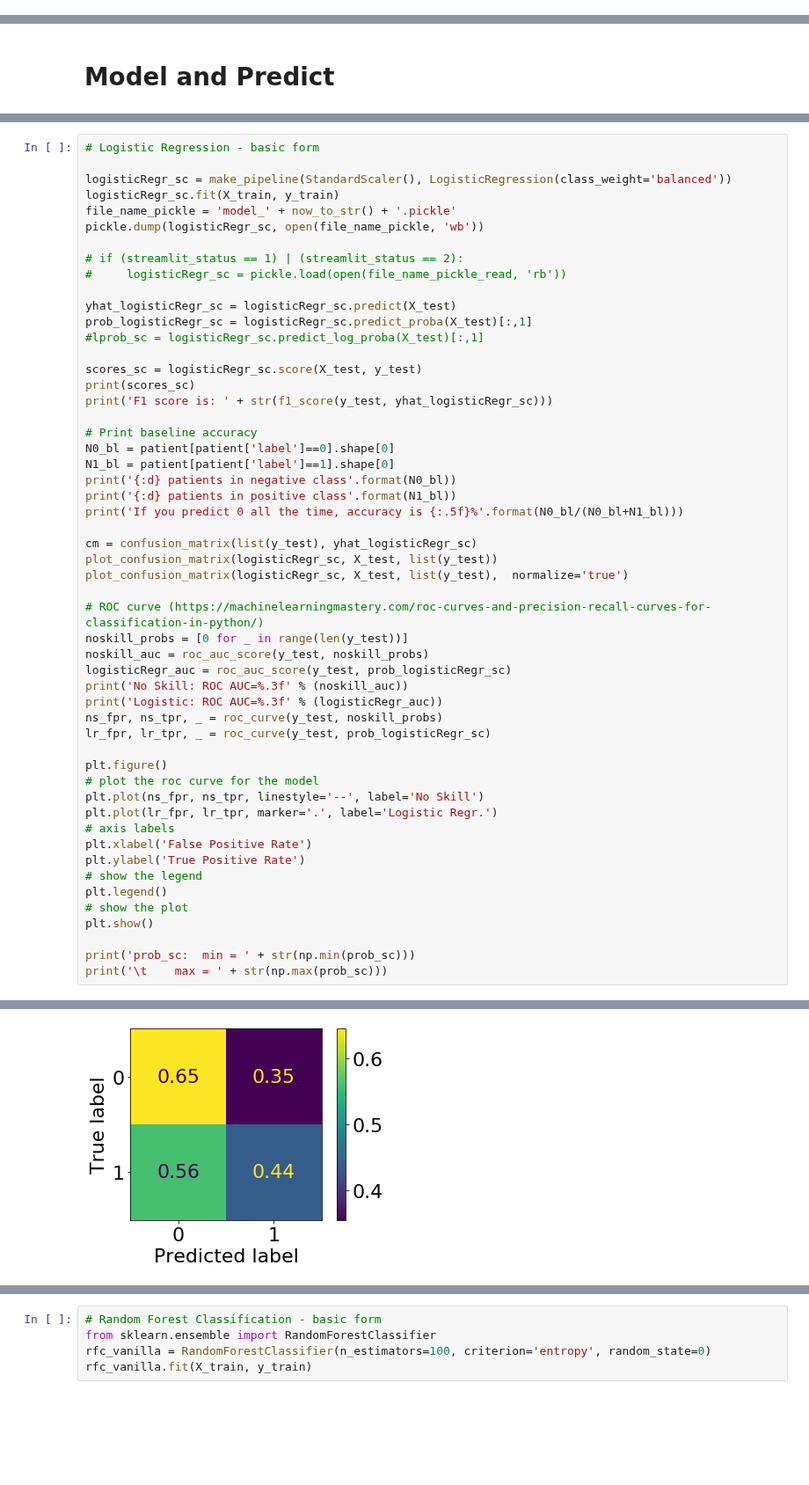
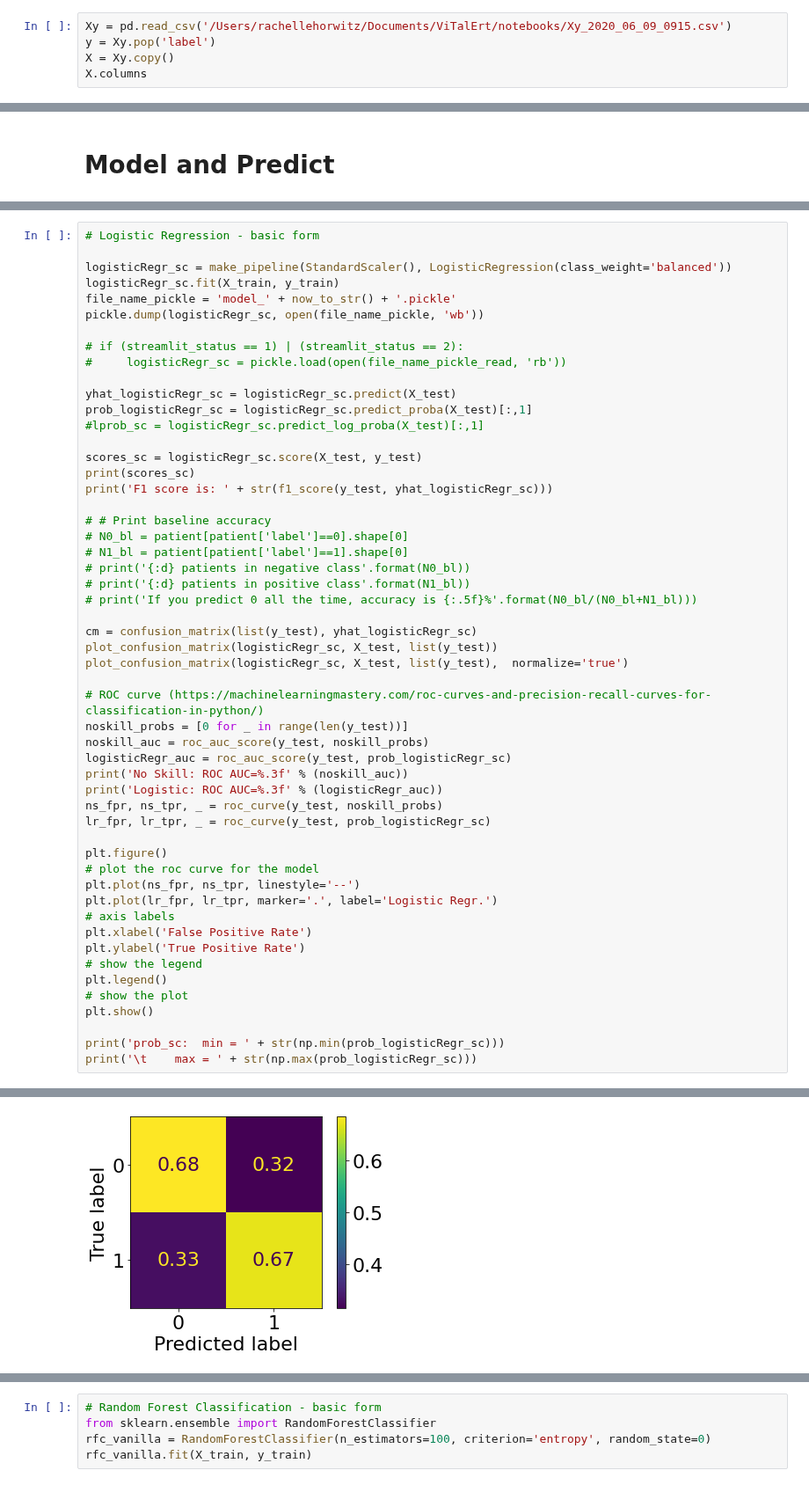
Before and after one commit to horwitzr/ViTalErt, a Jupyter notebook: models/Model.ipynb, the cells around one changed output, grey strips where cells are left out. Shown at 88% size. Saved outputs shown, nothing was run; the diff lists cells and outputs as text; blank space fills up the shorter version.

Commit message:
AUC of 0.71. Logistic regression, simple train/test split

```diff
--- a/models/Model.ipynb
+++ b/models/Model.ipynb
@@ -61,3 +35,8 @@ matplotlib.rcParams.update({'font.size': 22})
 def now_to_str():
     now = str(datetime.now())
     return now[0:4] + '_' + now[5:7] + '_' + now[8:10] + '_' + now[11:13] + now[14:16]
+# %%
+Xy = pd.read_csv('/Users/rachellehorwitz/Documents/ViTalErt/notebooks/Xy_2020_06_09_0915.csv')
+y = Xy.pop('label')
+X = Xy.copy()
+X.columns
@@ -316,12 +188,12 @@ scores_sc = logisticRegr_sc.score(X_test, y_test)
 print(scores_sc)
 print('F1 score is: ' + str(f1_score(y_test, yhat_logisticRegr_sc)))
 
-# Print baseline accuracy
-N0_bl = patient[patient['label']==0].shape[0]
-N1_bl = patient[patient['label']==1].shape[0]
-print('{:d} patients in negative class'.format(N0_bl))
-print('{:d} patients in positive class'.format(N1_bl))
-print('If you predict 0 all the time, accuracy is {:.5f}%'.format(N0_bl/(N0_bl+N1_bl)))
+# # Print baseline accuracy
+# N0_bl = patient[patient['label']==0].shape[0]
+# N1_bl = patient[patient['label']==1].shape[0]
+# print('{:d} patients in negative class'.format(N0_bl))
+# print('{:d} patients in positive class'.format(N1_bl))
+# print('If you predict 0 all the time, accuracy is {:.5f}%'.format(N0_bl/(N0_bl+N1_bl)))
 
 cm = confusion_matrix(list(y_test), yhat_logisticRegr_sc)
 plot_confusion_matrix(logisticRegr_sc, X_test, list(y_test))
@@ -338,7 +210,7 @@ lr_fpr, lr_tpr, _ = roc_curve(y_test, prob_logisticRegr_sc)
 
 plt.figure()
 # plot the roc curve for the model
-plt.plot(ns_fpr, ns_tpr, linestyle='--', label='No Skill')
+plt.plot(ns_fpr, ns_tpr, linestyle='--')
 plt.plot(lr_fpr, lr_tpr, marker='.', label='Logistic Regr.')
 # axis labels
 plt.xlabel('False Positive Rate')
@@ -348,6 +220,6 @@ plt.legend()
 # show the plot
 plt.show()
 
-print('prob_sc:  min = ' + str(np.min(prob_sc)))
-print('\t    max = ' + str(np.max(prob_sc)))
+print('prob_sc:  min = ' + str(np.min(prob_logisticRegr_sc)))
+print('\t    max = ' + str(np.max(prob_logisticRegr_sc)))
 # %% [output]
@@ -362 +231 @@ Logistic: ROC AUC=0.565
-[figure, old version]
+[figure, new version]
```
Also changed, not shown: parts of 25 cells of this notebook, 1 other file.
